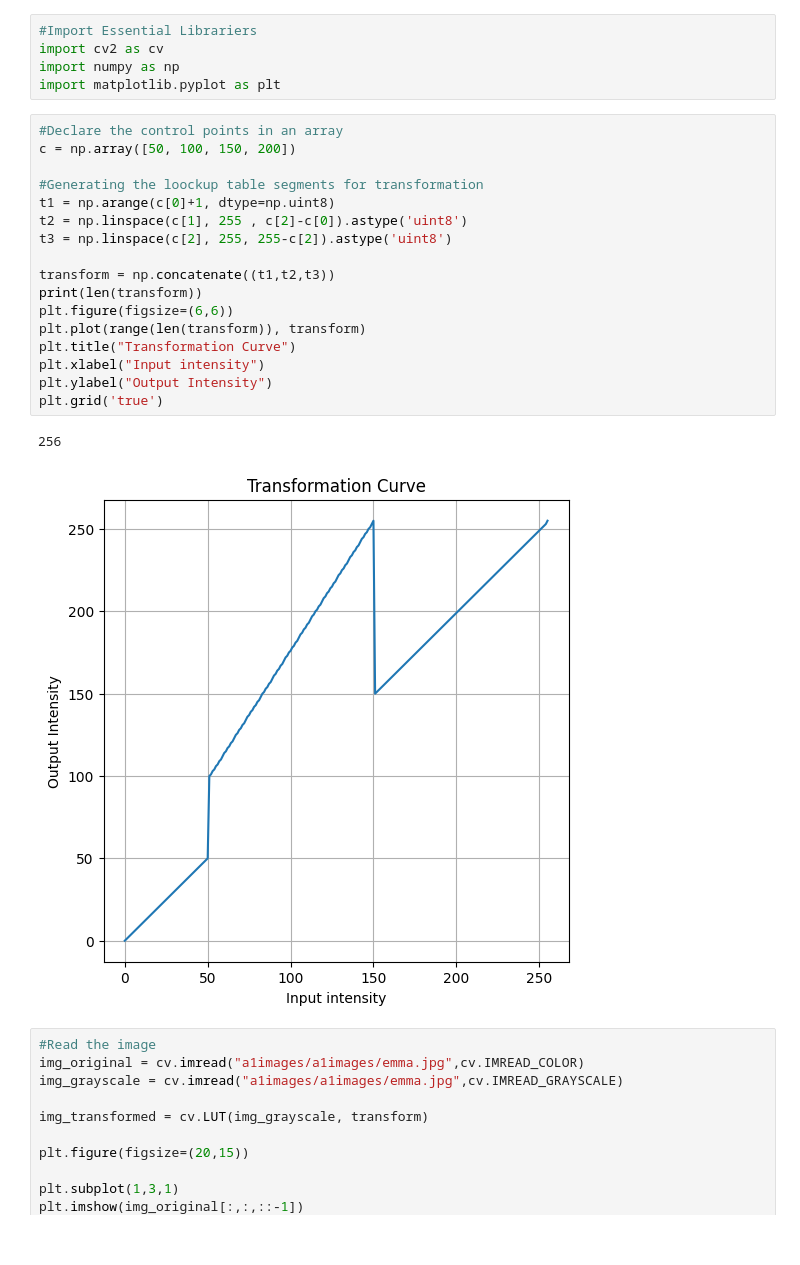
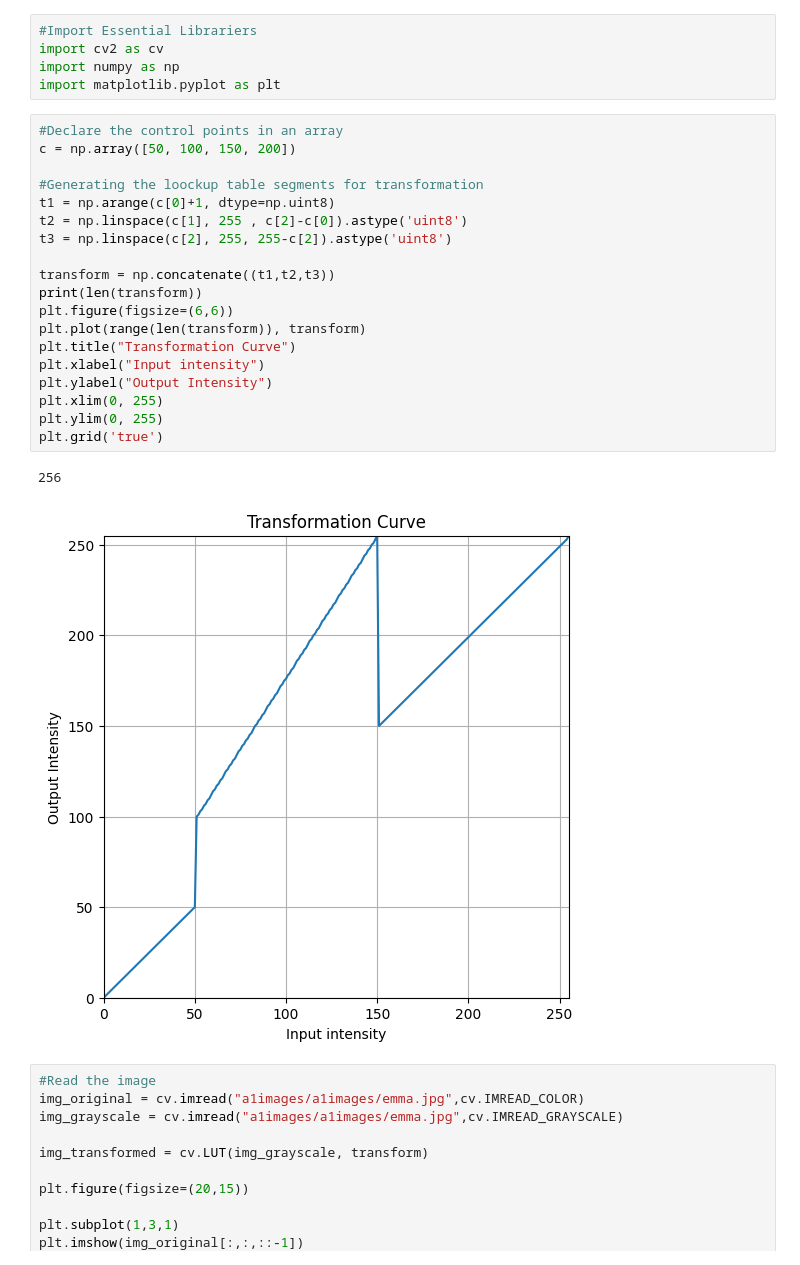
Before and after one commit to minuraashen/EN3160---Image-Processing-and-Machine-Vision, a Jupyter notebook: Assignment_01/220551K_a01.ipynb, the cells around one changed output. Drawn from its saved outputs; the diff is of its cells as text.

```diff
--- a/Assignment_01/220551K_a01.ipynb
+++ b/Assignment_01/220551K_a01.ipynb
@@ -8,23 +8,25 @@ import matplotlib.pyplot as plt
 # %%
 #Declare the control points in an array
 c = np.array([50, 100, 150, 200])
 
 #Generating the loockup table segments for transformation
 t1 = np.arange(c[0]+1, dtype=np.uint8)
 t2 = np.linspace(c[1], 255 , c[2]-c[0]).astype('uint8')
 t3 = np.linspace(c[2], 255, 255-c[2]).astype('uint8')
 
 transform = np.concatenate((t1,t2,t3))
 print(len(transform))
 plt.figure(figsize=(6,6))
 plt.plot(range(len(transform)), transform)
 plt.title("Transformation Curve")
 plt.xlabel("Input intensity")
 plt.ylabel("Output Intensity")
+plt.xlim(0, 255)
+plt.ylim(0, 255)
 plt.grid('true')
 # %% [output]
 256
-[figure, old version]
+[figure, new version]
 # %%
 #Read the image
 img_original = cv.imread("a1images/a1images/emma.jpg",cv.IMREAD_COLOR)
```
Also changed, not shown: parts of 2 cells of this notebook.
